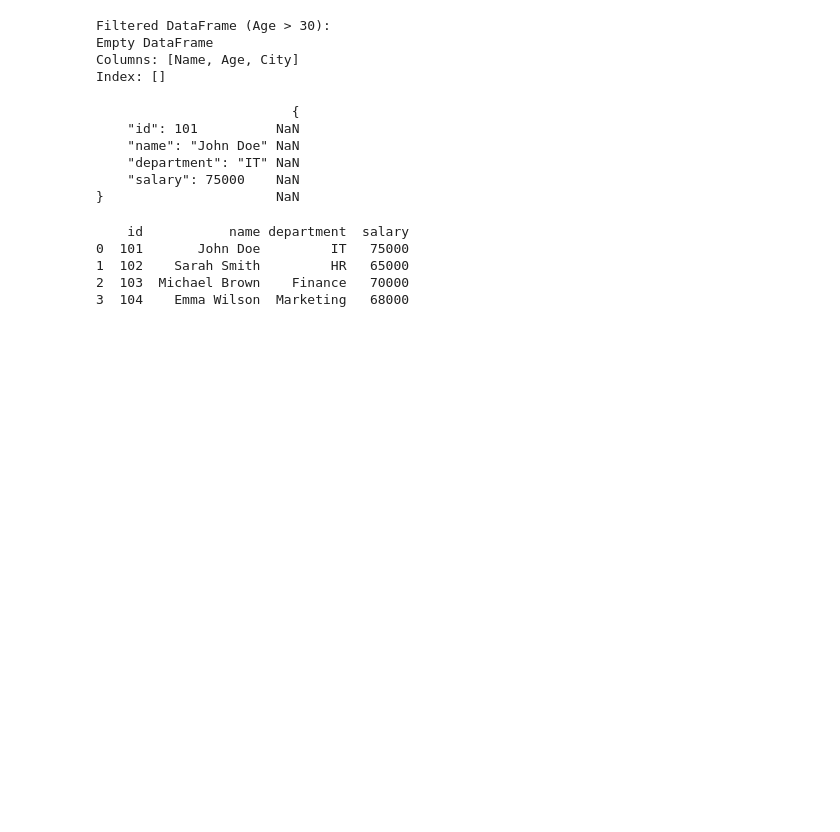
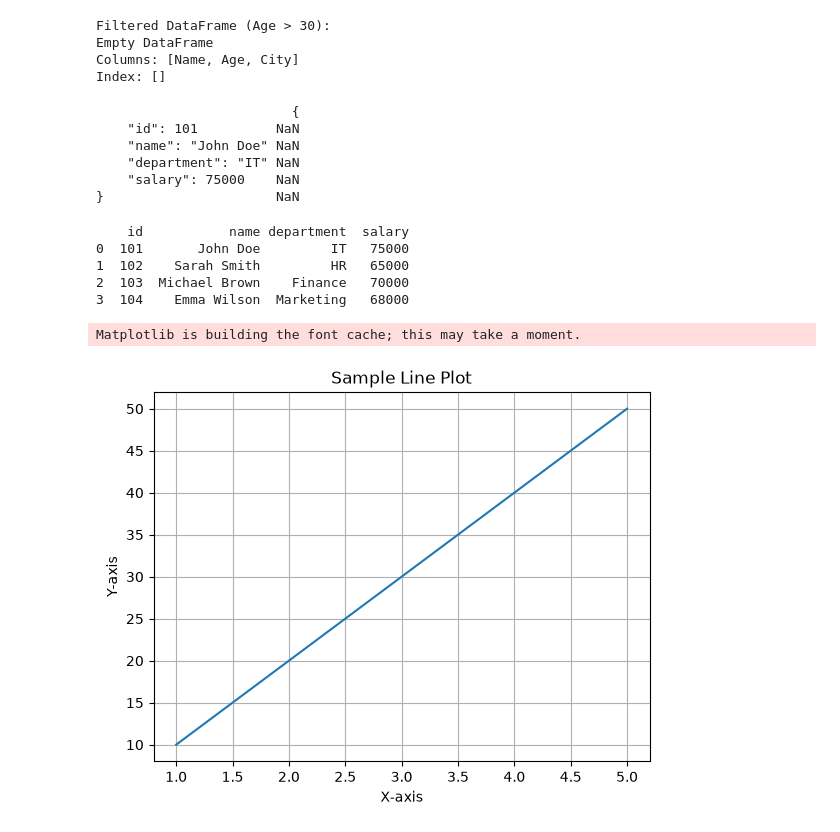
Before and after one commit to chathunga2007/ITS2122-Python-For-Data-Science-And-AI-Class-Code, a Jupyter notebook: Week 08/week_08.ipynb, the cells around one changed output. Cells and saved outputs as stored; diff of their text form; code cells hidden in the pictures; blank space fills up the shorter version.

Commit message:
Add Matplotlib line plot example to Week 08 notebook

```diff
--- a/Week 08/week_08.ipynb
+++ b/Week 08/week_08.ipynb
@@ -458,3 +458,18 @@ print(df)
 1  102    Sarah Smith         HR   65000
 2  103  Michael Brown    Finance   70000
 3  104    Emma Wilson  Marketing   68000
+# %%
+# Matplotlib Library
+
+import matplotlib.pyplot as plt
+x = [1, 2, 3, 4, 5]
+y = [10, 20, 30, 40, 50]
+plt.plot(x, y)
+plt.title("Sample Line Plot")
+plt.xlabel("X-axis")
+plt.ylabel("Y-axis")
+plt.grid()
+plt.show()
+# %% [output]
+Matplotlib is building the font cache; this may take a moment.
+[figure, added]
```
